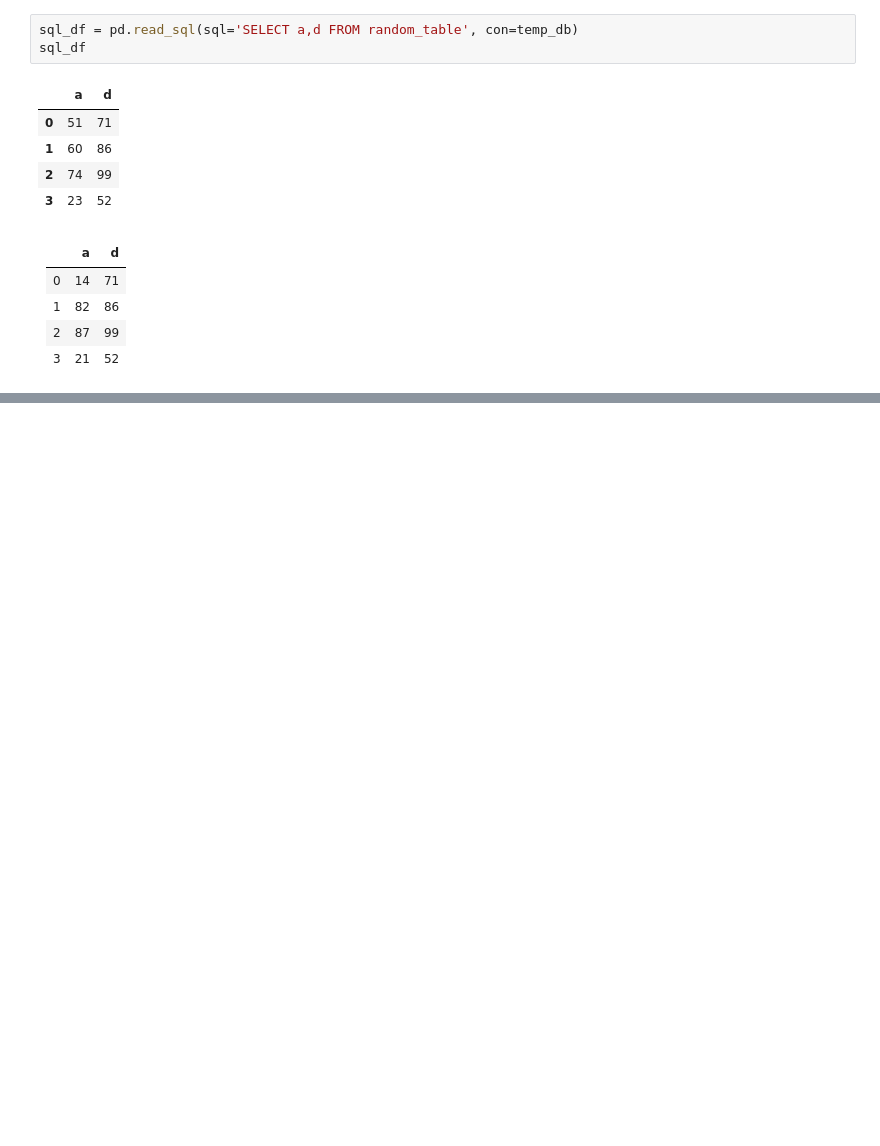
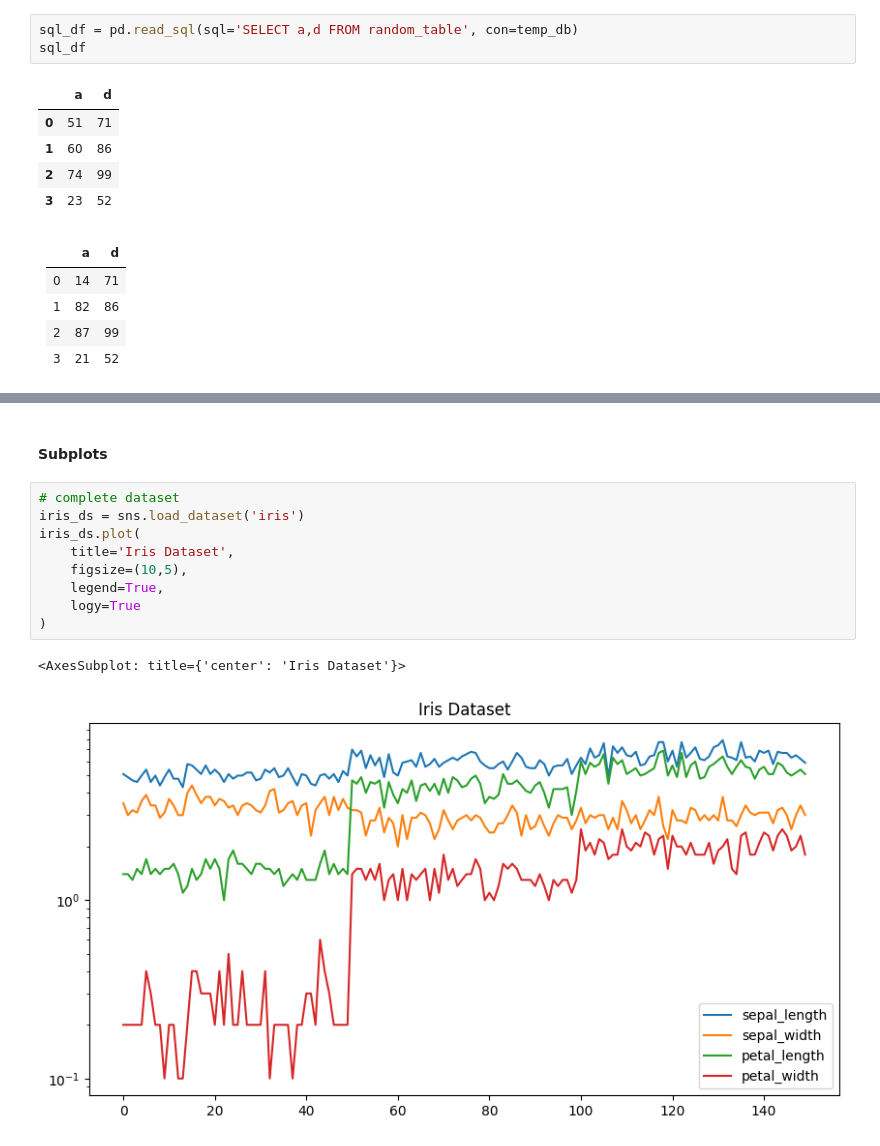
Before and after one commit to mpolinowski/python-pandas-2023, a Jupyter notebook: pandas_cheat_sheet.ipynb, the cells around one changed output, grey strips where cells are left out. Drawn from its saved outputs; the diff is of its cells as text; blank space fills up the shorter version.

```diff
--- a/pandas_cheat_sheet.ipynb
+++ b/pandas_cheat_sheet.ipynb
@@ -3133,0 +3178,14 @@ sql_df
+# %% [markdown]
+#### Subplots
+# %%
+# complete dataset
+iris_ds = sns.load_dataset('iris')
+iris_ds.plot(
+    title='Iris Dataset',
+    figsize=(10,5),
+    legend=True,
+    logy=True
+)
+# %% [output]
+<AxesSubplot: title={'center': 'Iris Dataset'}>
+[figure, added]
```
Also changed, not shown: parts of 74 cells of this notebook, 25 other files.
